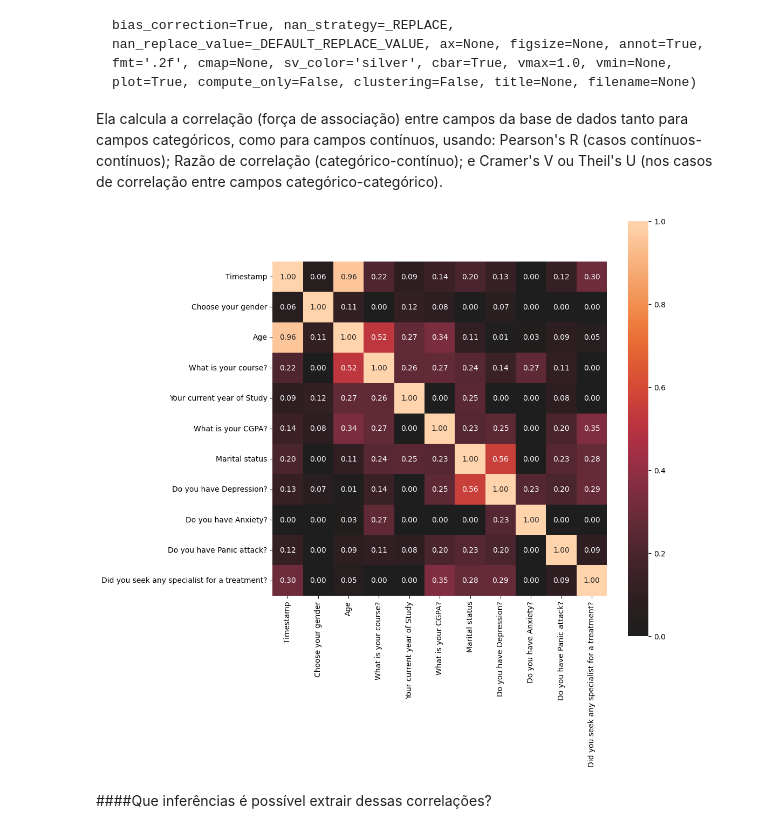
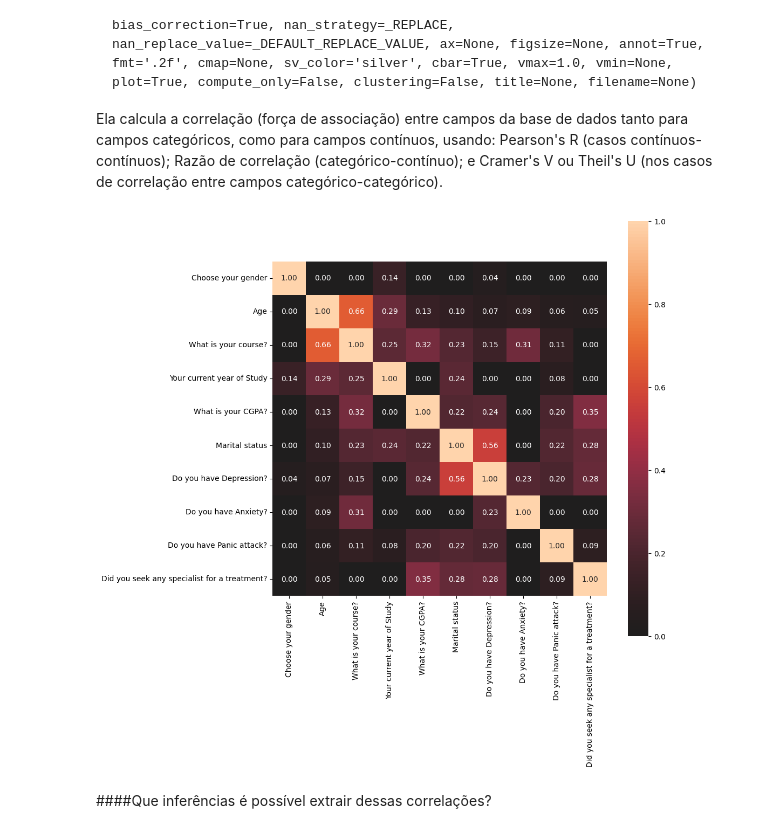
Before and after one commit to eddorileo/mental_health, a Jupyter notebook: mental_health.ipynb, the cells around one changed output. Saved outputs shown, nothing was run; the diff lists cells and outputs as text; code cells hidden in the pictures.

```diff
--- a/mental_health.ipynb
+++ b/mental_health.ipynb
@@ -70,7 +71,7 @@ import matplotlib.pyplot as plt
 # %%
 # Carregue os dados diretamente do github e salve na variável data
 # data = pd.read_csv('https://raw.githubusercontent.com/eddorileo/mental_health/main/StudentMentalHealth.csv')
-data = pd.read_csv('https://raw.githubusercontent.com/eddorileo/mental_health/main/StudentMentalHealth.csv', delimiter = ',', encoding = 'utf-8')
+data = pd.read_csv('StudentMentalHealth.csv')
 # %% [markdown]
 ####1.1 Observe e Minere os dados
 # %%
@@ -304,9 +301,9 @@ Ela calcula a correlação (força de associação) entre campos da base de dado
 pip install dython
 # %%
 from dython.nominal import associations
-complete_correlation= associations(data, figsize=(10,10))
+complete_correlation= associations(data2, figsize=(10,10))
 # %% [output]
-[figure, old version]
+[figure, new version]
 # %% [markdown]
 ####Que inferências é possível extrair dessas correlações?
 # %% [markdown]
```
Also changed, not shown: parts of 8 cells of this notebook.
